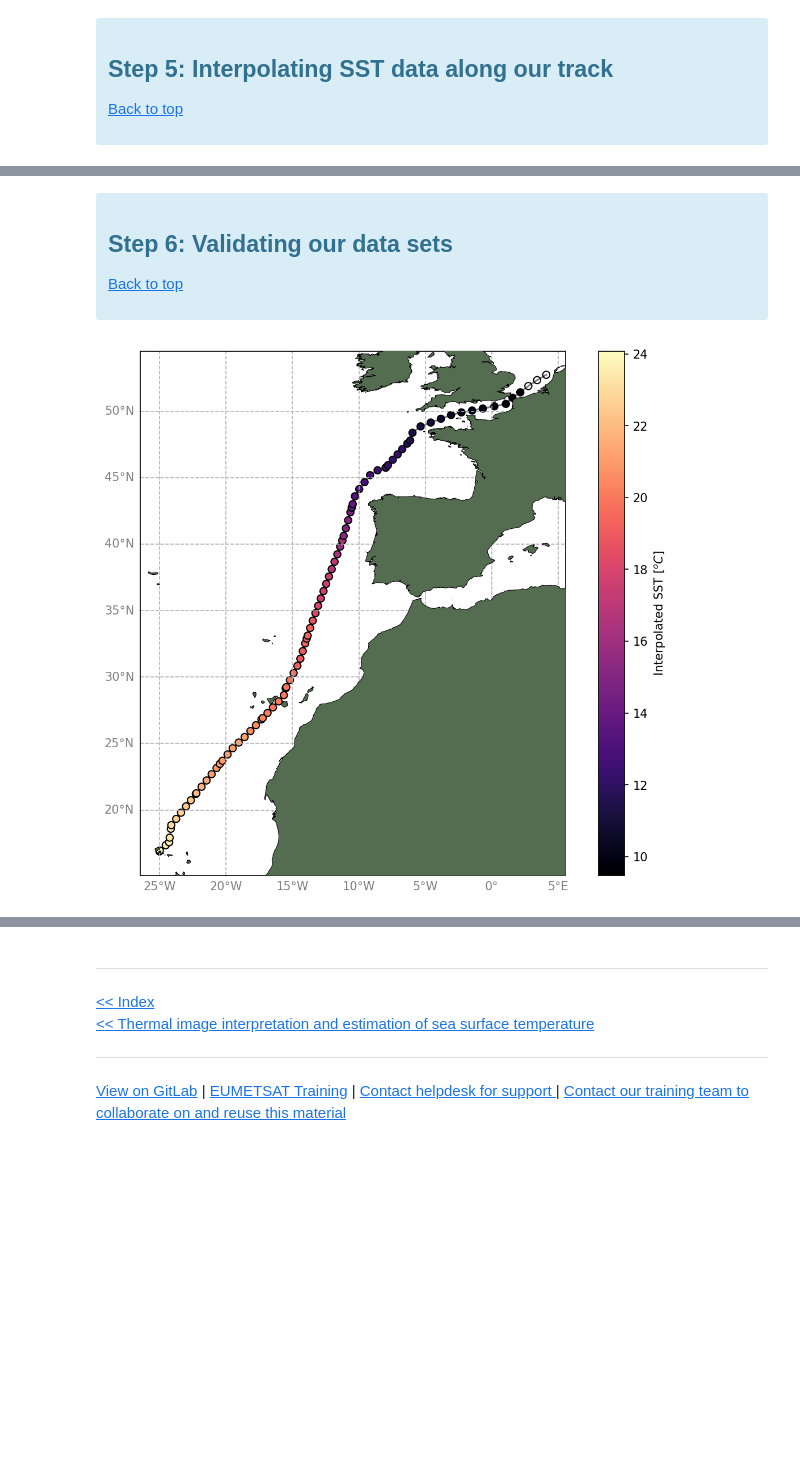
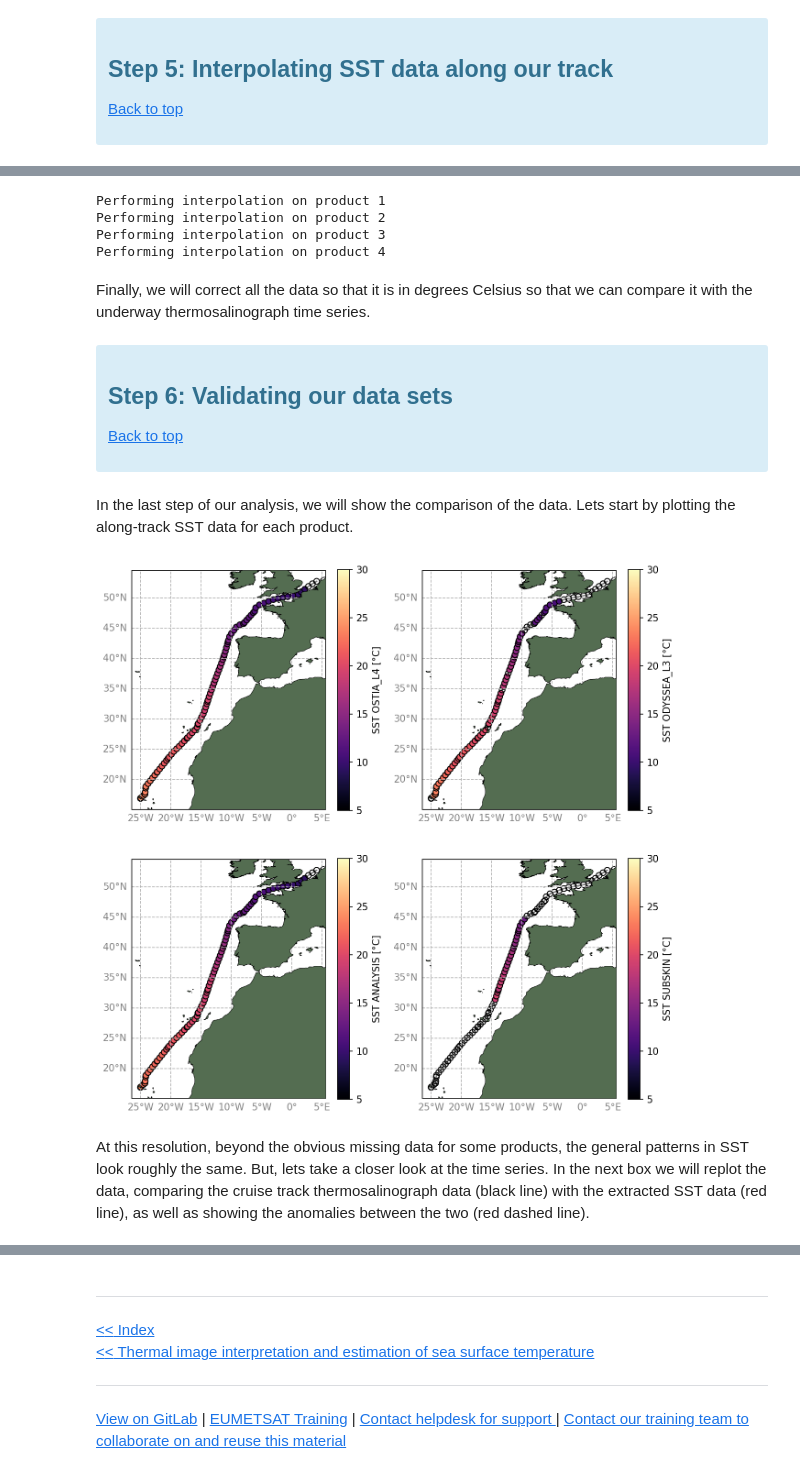
Before and after one commit to eumetsat/sea-surface-temperature-applications, a Jupyter notebook: 2_methodological_approaches/Selection_and_validation/Selecting_exploring_validating_SST_products.ipynb, the cells around one changed output, grey strips where cells are left out. Drawn from its saved outputs; the diff is of its cells as text; code cells hidden in the pictures; blank space fills up the shorter version.

```diff
--- a/2_methodological_approaches/Selection_and_validation/Selecting_exploring_validating_SST_products.ipynb
+++ b/2_methodological_approaches/Selection_and_validation/Selecting_exploring_validating_SST_products.ipynb
@@ -227,15 +294,16 @@ Next, lets request our data cube based on the parameters we described above and
 # %%
 ds = []
-for stream in SST_products:
+for SST_product in SST_products:
+    print(f'Connecting to {SST_product}')
     ds.append(copernicusmarine.open_dataset(
-           dataset_id = SST_products[stream]["id"],
-           variables = SST_products[stream]["variables"],
+           dataset_id = SST_products[SST_product]["productID"],
+           variables = SST_products[SST_product]["variables"],
            minimum_longitude = min(df["Longitude"]) - pad,
            maximum_longitude = max(df["Longitude"]) + pad,
            minimum_latitude = min(df["Latitude"]) - pad,
            maximum_latitude = max(df["Latitude"]) + pad,
-           minimum_depth = SST_products[stream]["depth"],
-           maximum_depth = SST_products[stream]["depth"],
+           minimum_depth = SST_products[SST_product]["depth"],
+           maximum_depth = SST_products[SST_product]["depth"],
            start_datetime = min(cruise_times).strftime("%Y-%m-%dT00:00:00.000Z"),
            end_datetime = max(cruise_times).strftime("%Y-%m-%dT00:00:00.000Z")))
 # %% [output]
@@ -319,12 +417,20 @@ time_array = xr.DataArray(cruise_times, dims='z')
 # %%
-interp_results = []
+interpolated_results = []
 for ii in range(len(ds)):
-    interp_results.append(ds[ii].interp(latitude=lat, longitude=lon, time=time_array, method="linear"))
+    print(f"Performing interpolation on product {ii+1}")
+    interpolated_results.append(ds[ii].interp(latitude=lat, longitude=lon, time=time_array, method="linear"))
+# %% [output]
+Performing interpolation on product 1
+Performing interpolation on product 2
+Performing interpolation on product 3
+Performing interpolation on product 4
+# %% [markdown]
+Finally, we will correct all the data so that it is in degrees Celsius so that we can compare it with the underway thermosalinograph time series.
 # %%
-SST_1 = interp_results[0]['analysed_sst'].values - 273.15
-SST_2 = interp_results[1]['analysed_sst'].values - 273.15
-SST_3 = np.squeeze(interp_results[2]['thetao'].values)
-SST_4 = interp_results[3]['analysed_sst'].values - 273.15
+SST_1 = interpolated_results[0]['analysed_sst'].values - 273.15
+SST_2 = interpolated_results[1]['adjusted_sea_surface_temperature'].values - 273.15
+SST_3 = np.squeeze(interpolated_results[2]['thetao'].values)
+SST_4 = interpolated_results[3]['analysed_sst'].values - 273.15
 # %% [markdown]
 <div class="alert alert-info" role="alert">
 
@@ -332,25 +438,24 @@ SST_4 = interp_results[3]['analysed_sst'].values - 273.15
 [Back to top](#TOC_TOP)
 
 </div>
+# %% [markdown]
+In the last step of our analysis, we will show the comparison of the data. Lets start by plotting the along-track SST data for each product.
 # %%
 # set up our figure
-fig, m = plt.subplots(1, 1, figsize=(10, 8), dpi=150, subplot_kw={"projection": cartopy.crs.PlateCarree()})
+fig, axs = plt.subplots(2, 2, figsize=(10, 10), dpi=150, subplot_kw={"projection": cartopy.crs.PlateCarree()})
 
 # plot cruise track
-p1, = m.plot(df["Longitude"], df["Latitude"], zorder=1, color='0.5', transform = cartopy.crs.PlateCarree())
-p3 = m.scatter(df["Longitude"], df["Latitude"], c=SST_1, zorder=2, transform = cartopy.crs.PlateCarree(), cmap="magma", edgecolor='k')
-
-# add some map embellishments
-m.add_feature(cartopy.feature.NaturalEarthFeature('physical', 'land', '10m', edgecolor='k', facecolor='#546d51', linewidth=0.5), zorder=8)
-g1 = m.gridlines(draw_labels = True, linestyle='--', zorder=10)
-g1.top_labels = g1.right_labels = False
-g1.xlabel_style = g1.ylabel_style = {'color': 'gray'}
-
-plt.colorbar(p3, label="Interpolated SST [$^{o}C$]")
-
-plt.show()
+for m, SST, label in zip(axs.ravel(), [SST_1, SST_2, SST_3, SST_4], SST_products):
+    p1, = m.plot(df["Longitude"], df["Latitude"], zorder=1, color='0.5', transform = cartopy.crs.PlateCarree())
+    p3 = m.scatter(df["Longitude"], df["Latitude"], c=SST, zorder=2, transform = cartopy.crs.PlateCarree(), cmap="magma", edgecolor='k', vmin=5, vmax=30)
+    # plot colorbar
+    plt.colorbar(p3, label=f"SST {label} [°C]")
+    # add some map embellishments
+    embellish_plot(m)
 # %% [output]
-[figure, old version]
+[figure, new version]
+# %% [markdown]
+At this resolution, beyond the obvious missing data for some products, the general patterns in SST look roughly the same. But, lets take a closer look at the time series. In the next box we will replot the data, comparing the cruise track thermosalinograph data (black line) with the extracted SST data (red line), as well as showing the anomalies between the two (red dashed line).
 # %%
 fig, axs = plt.subplots(2, 2, figsize=(12, 10), dpi=150)
 
```
Also changed, not shown: parts of 45 cells of this notebook, 5 other files.
